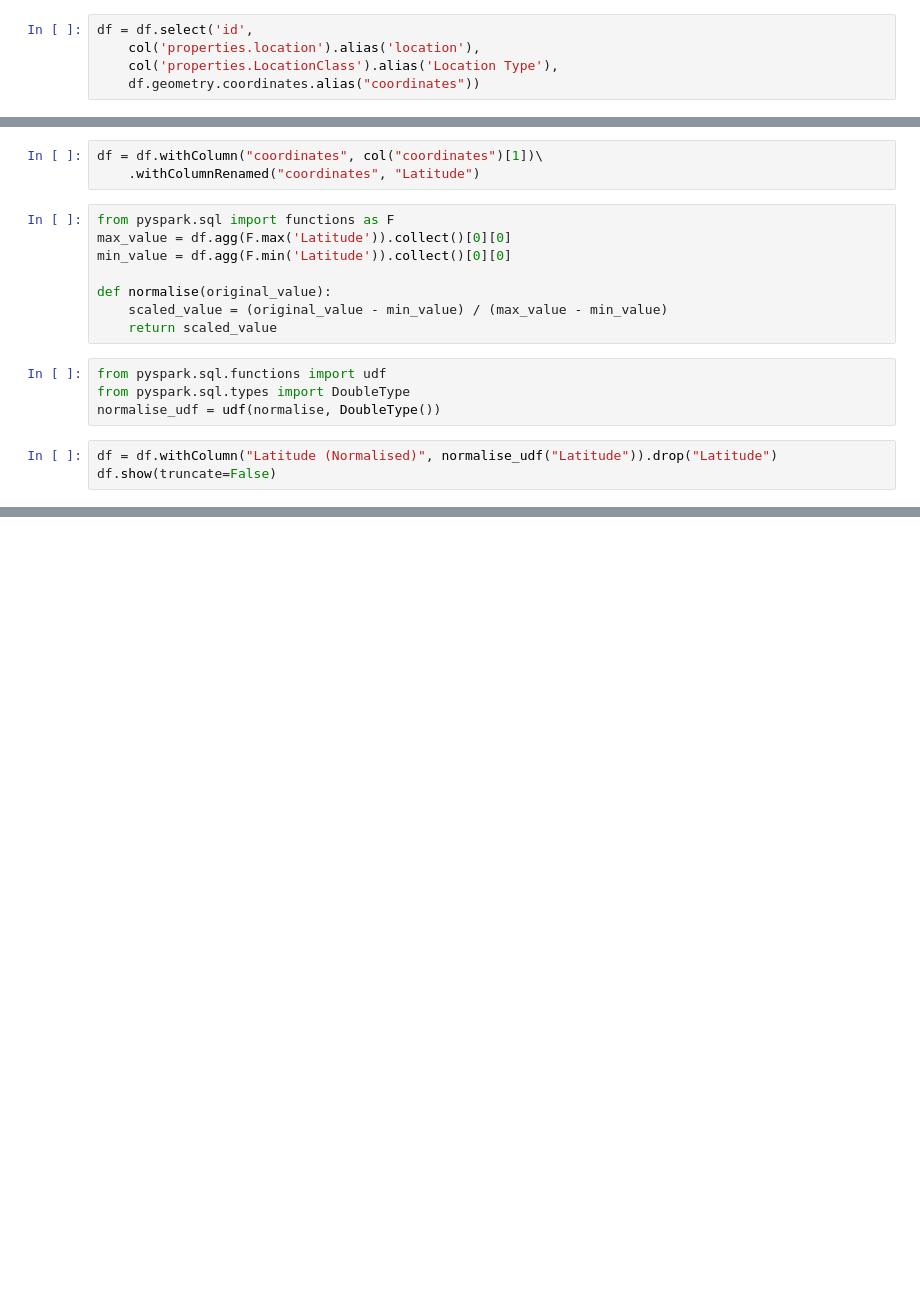
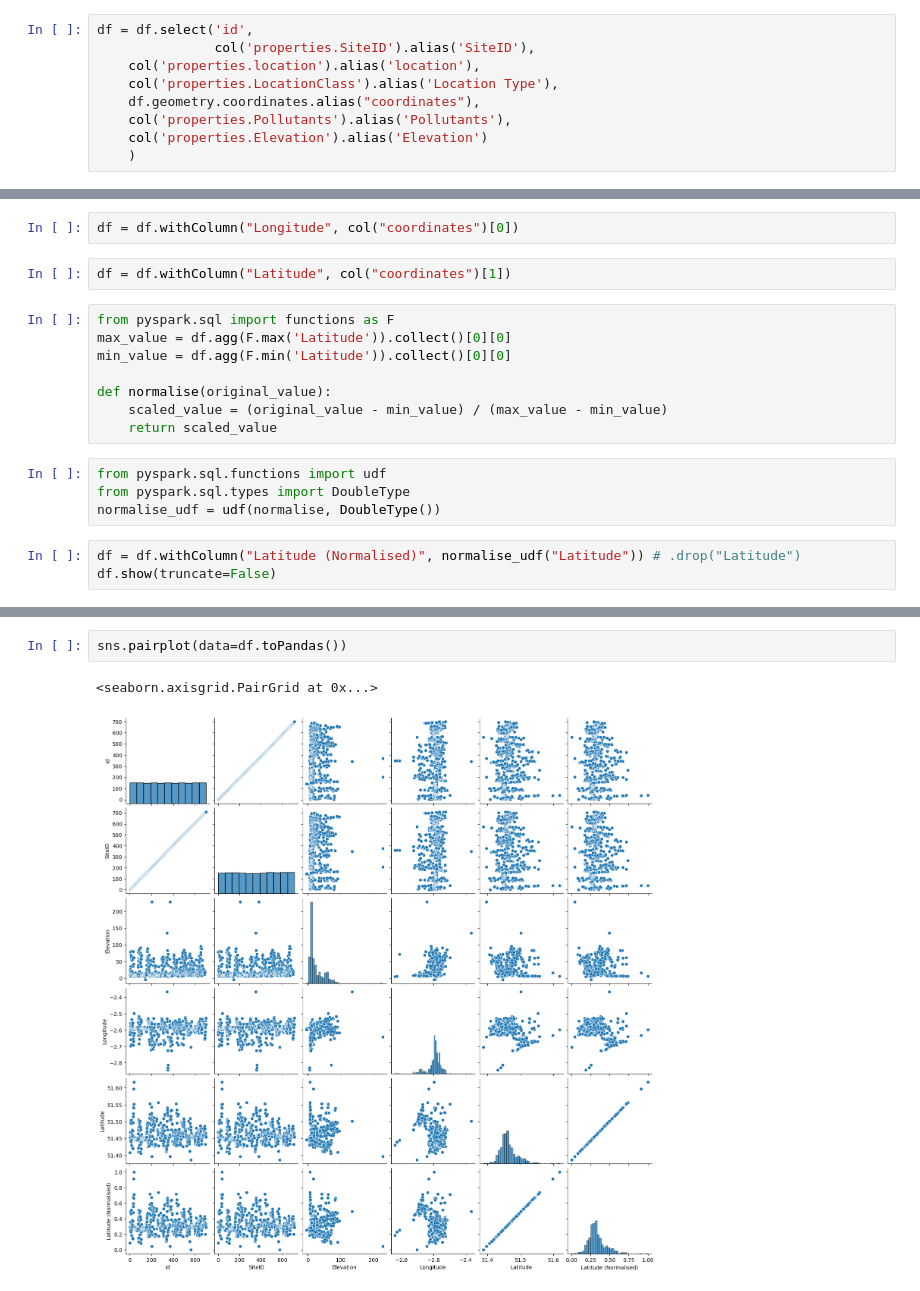
Before and after one commit to abdi-ismail/green-data-analytics, a Jupyter notebook: notebook.ipynb, the cells around one changed output, grey strips where cells are left out. Cells and saved outputs as stored; diff of their text form; blank space fills up the shorter version.

```diff
--- a/notebook.ipynb
+++ b/notebook.ipynb
@@ -59,8 +73,12 @@ df = spark.read.json(rdd)
 # %%
 df = df.select('id',
+               col('properties.SiteID').alias('SiteID'),
     col('properties.location').alias('location'),
     col('properties.LocationClass').alias('Location Type'),
-    df.geometry.coordinates.alias("coordinates"))
+    df.geometry.coordinates.alias("coordinates"),
+    col('properties.Pollutants').alias('Pollutants'),
+    col('properties.Elevation').alias('Elevation')
+    )
 # %%
 df.show(1, truncate=False)
 # %% [output]
@@ -72,7 +90,8 @@ df.show(1, truncate=False)
 only showing top 1 row
+# %%
+df = df.withColumn("Longitude", col("coordinates")[0])
 # %%
-df = df.withColumn("coordinates", col("coordinates")[1])\
-    .withColumnRenamed("coordinates", "Latitude")
+df = df.withColumn("Latitude", col("coordinates")[1])
 # %%
 from pyspark.sql import functions as F
 max_value = df.agg(F.max('Latitude')).collect()[0][0]
@@ -86,6 +105,6 @@ from pyspark.sql.functions import udf
 from pyspark.sql.types import DoubleType
 normalise_udf = udf(normalise, DoubleType())
 # %%
-df = df.withColumn("Latitude (Normalised)", normalise_udf("Latitude")).drop("Latitude")
+df = df.withColumn("Latitude (Normalised)", normalise_udf("Latitude")) # .drop("Latitude")
 df.show(truncate=False)
 # %% [output]
@@ -111,0 +167,5 @@ df.toPandas().to_csv("cleanedAirQualityData.csv")
+# %%
+sns.pairplot(data=df.toPandas())
+# %% [output]
+<seaborn.axisgrid.PairGrid at 0x...>
+[figure, added]
```
Also changed, not shown: parts of 22 cells of this notebook.
